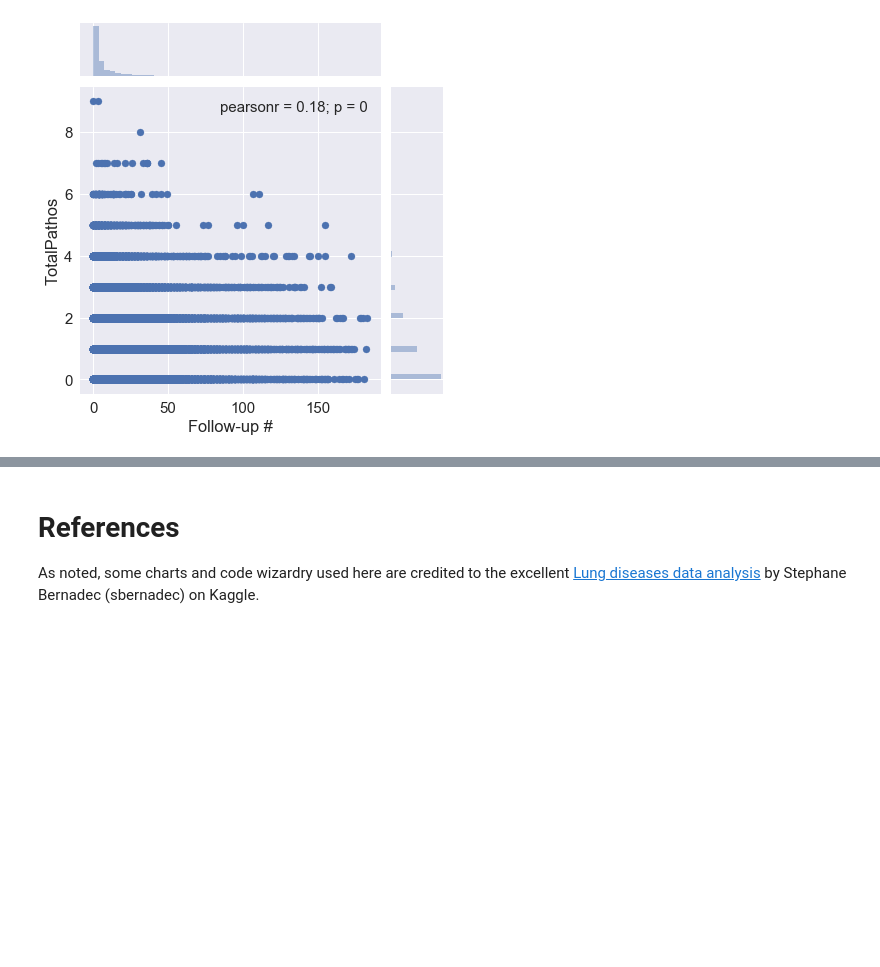
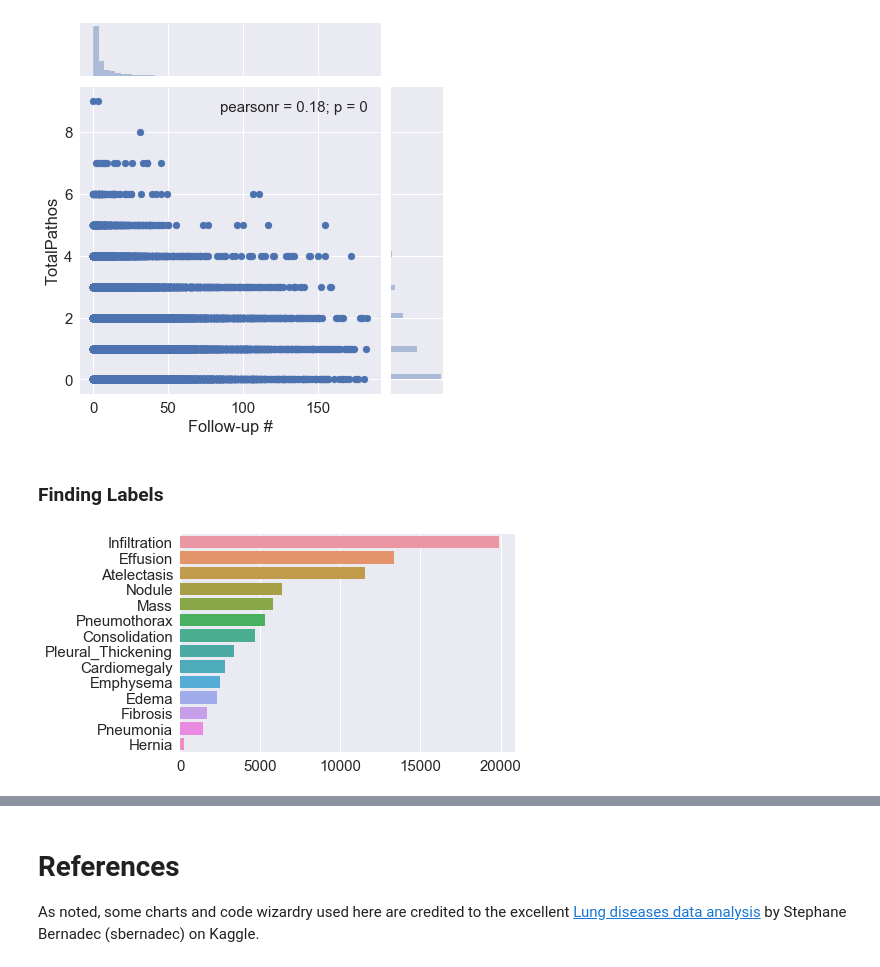
Before and after one commit to carterstowell/xray-vision, a Jupyter notebook: EDA/CXR-14_EDA.ipynb, the cells around one changed output, grey strips where cells are left out. Drawn from its saved outputs; the diff is of its cells as text; code cells hidden in the pictures; blank space fills up the shorter version.

```diff
--- a/EDA/CXR-14_EDA.ipynb
+++ b/EDA/CXR-14_EDA.ipynb
@@ -682,3 +698,11 @@ plt.title('Count of X-rays by total number of pathologies found');
 sns.jointplot(x="Follow-up #", y="TotalPathos", data=xrays);
 # %% [output]
 [figure]
+# %% [markdown]
+### Finding Labels
+# %%
+# pathology counts
+pathos = xrays.iloc[:,11:25].sum().sort_values(ascending=False)
+g = sns.barplot(x=pathos, y=pathos.index);
+# %% [output]
+[figure, added]
```
Also changed, not shown: parts of 7 cells of this notebook.
